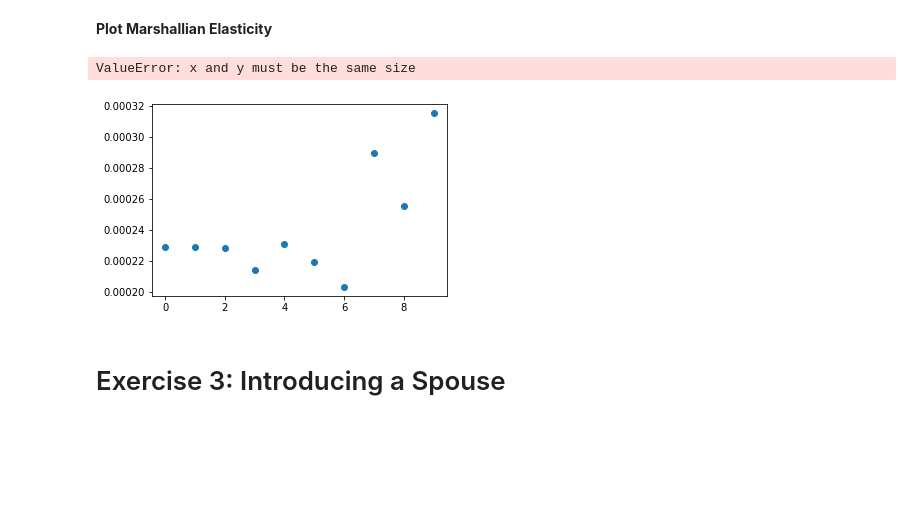
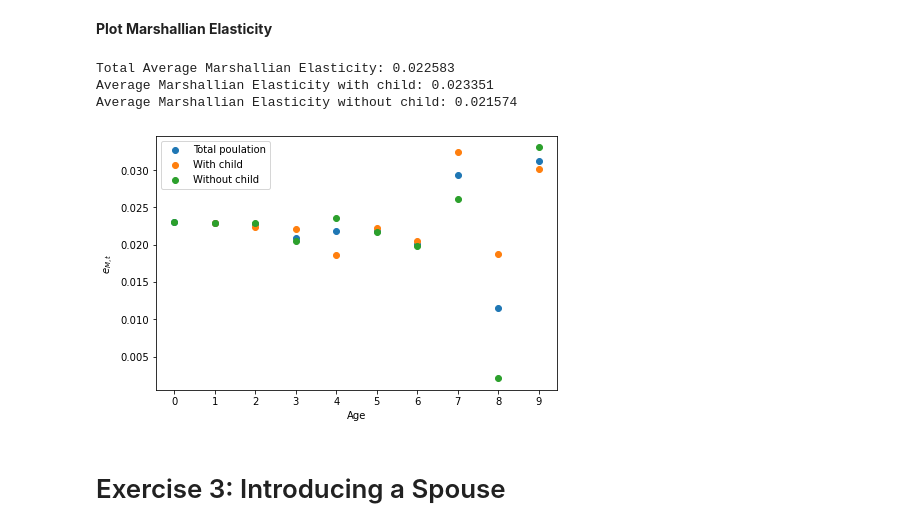
Before and after one commit to HansChristianPOLIT/HH_PortfolioExam, a Jupyter notebook: Assignment1/LaborSupplyAndChildren.ipynb, the cells around one changed output. Saved outputs shown, nothing was run; the diff lists cells and outputs as text; code cells hidden in the pictures; blank space fills up the shorter version.

```diff
--- a/Assignment1/LaborSupplyAndChildren.ipynb
+++ b/Assignment1/LaborSupplyAndChildren.ipynb
@@ -59,10 +63,10 @@ fig, axs = plt.subplots(1, 3, figsize=(20, 5))
 
 # plot the Hours graph (Subplot 1)
 for model in models:
-    axs[0].scatter(range(10), np.mean(getattr(model.sim, 'h'), axis=0), label=r'$\beta_1$'+'='+str(model.par.beta_1))
+    axs[0].scatter(range(10), np.mean(getattr(model.sim, 'h'), axis=0), label=r'$\hat{\beta}_1$'+'='+str(model.par.beta_1))
     axs[0].legend(frameon=True)
     axs[0].set(xlabel='Age', ylabel='Avg. h')
-    axs[0].set_title('(A): Average Hours over Life Cycle')
+    axs[0].set_title('(A): Labor Supply over Life Cycle')
 axs[0].grid()
 
 
@@ -77,6 +81,9 @@ axs[1].grid()
 
 # For Selected Cohorts (Subplot 3)
 axs[2].set_xlabel('Age')
+I = model.sim.n[:,-1] == 0
+birthyear = np.argmax(np.diff(model.sim.n), axis=1) + 1
+birthyear[I] = 0
 axs[2].plot(range(1, model_true.par.simT+1), model_true.sim.h[I].mean(axis=0), label='No child')
 
 for year in range(1, model_true.par.simT+1, 4):
@@ -85,7 +92,7 @@ for year in range(1, model_true.par.simT+1, 4):
 axs[2].set_ylabel('Avg. h')
 axs[2].grid()
 axs[2].legend()
-axs[2].set_title('(C): Labor Supply for '+r'$\beta_1=0.053$'+ ' for Selected Cohorts')
+axs[2].set_title('(C): Labor Supply for '+r'$\hat{\beta}_1=0.053$'+ ' for Selected Cohorts')
 
 # adjust spacing between subplots and save the figure
 plt.subplots_adjust(wspace=0.2)
@@ -94,4 +101,5 @@ if not os.path.exists("../plots"):
         os.makedirs("../plots")
 
 plt.savefig("../plots/Handheldcalibration.pdf", bbox_inches='tight')
+
 plt.show()
@@ -111,5 +123,2 @@ print("True beta_1 value:", true_beta_1)
 # %% [markdown]
 ## Life Cycle Behavior <a class="anchor" id="secondA-bullet"></a>
-# %%
-model = DynLaborFertModelClass(par={'beta_1':0.053})
-model.solve()
@@ -175,29 +181,32 @@ NameError: name 'unconditional' is not defined
 # import local file
 from DynLaborFertModel import simulate_marshallian_elasticity
 # %%
-model_1pct, ela_total, ela_child, ela_no_child = simulate_marshallian_elasticity(model, 1.01)
+model_1pct, ela_total, ela_child, ela_no_child = simulate_marshallian_elasticity_subpopulations(model_true, 1.01)
+# %% [output]
+Total Average Marshallian Elasticity: 0.022583
+Average Marshallian Elasticity with child: 0.023351
+Average Marshallian Elasticity without child: 0.021574
 # %%
 fig = plt.figure(figsize=(3*6, 3*6/1.5))
 
 # plot Marshallian elasticity as a function of age for childless people in all periods
 ax = fig.add_subplot(3, 3, 1)
 ax.scatter(range(model_1pct.par.simT),np.mean(ela_total,axis=0),label='Total poulation')
-ax.scatter(range(1,model_1pct.par.simT),np.mean(ela_child,axis=0),label='Have child') # do not plot first period since no births occur
-ax.scatter(range(model_1pct.par.simT),np.mean(ela_no_child,axis=0),label='Have no child')
+ax.scatter(range(model_1pct.par.simT),ela_child,label='With child') # do not plot first period since no births occur
+ax.scatter(range(model_1pct.par.simT),ela_no_child,label='Without child')
 ax.set(xlabel='Age',ylabel='$e_{M,t}$',xticks=range(model.par.simT))
 ax.legend(frameon=True);
 
 # layout
 fig.tight_layout(pad=1); # spacing between subplots
 
 if not os.path.exists("../plots"):
         os.makedirs("../plots")
 
 plt.savefig("../plots/ElasticityBaseline.pdf", bbox_inches='tight')
 plt.show()
 # %% [output]
-ValueError: x and y must be the same size
-[figure, old version]
+[figure, new version]
 # %% [markdown]
 # Exercise 3: Introducing a Spouse <a class="anchor" id="third-bullet"></a>
 # %% [markdown]
```
Also changed, not shown: parts of 16 cells of this notebook, 10 other files.
